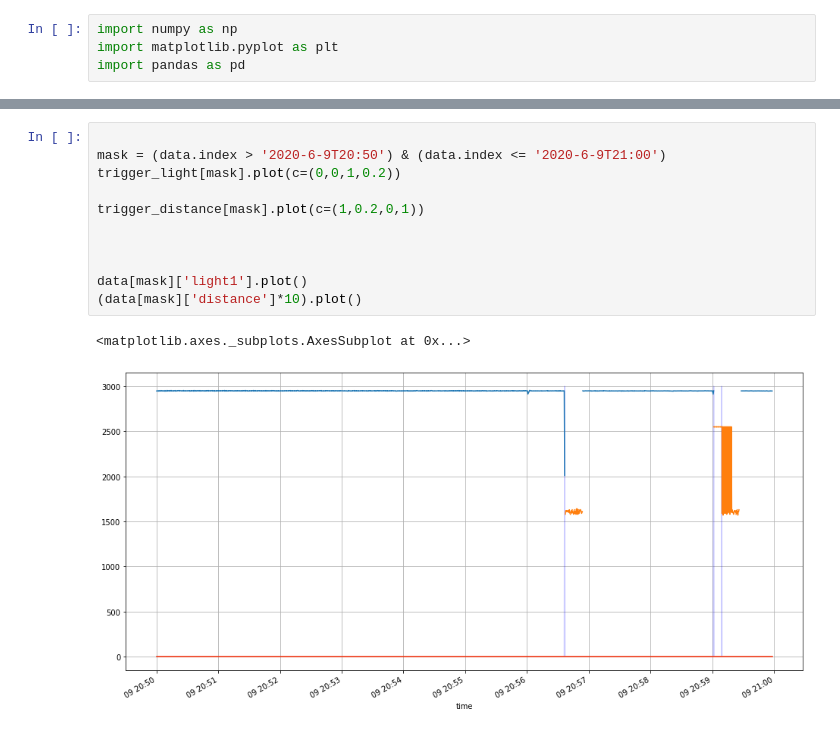
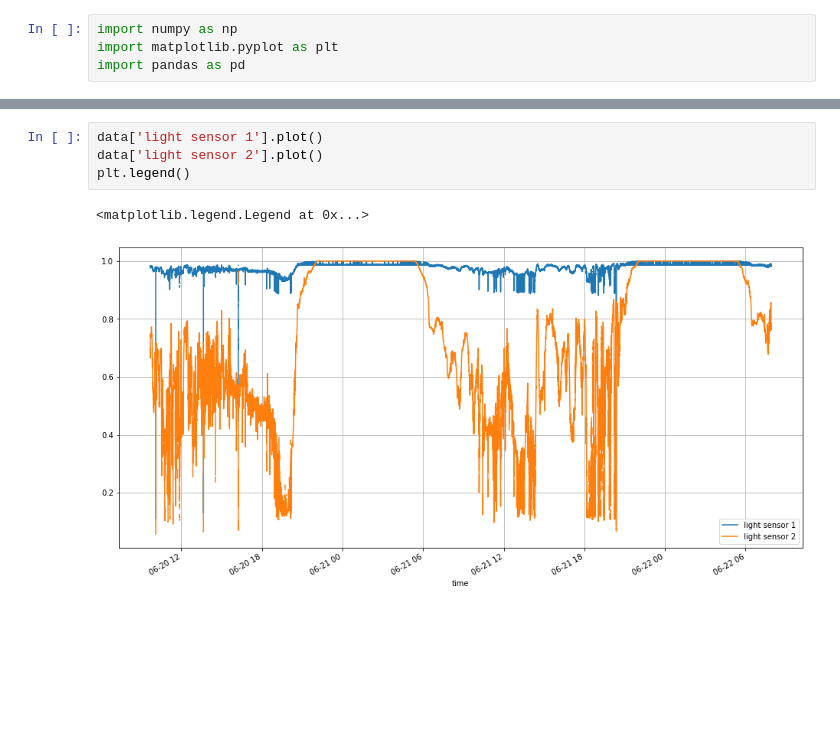
Before and after one commit to JitterCompany/2401-mailbox-sensor, a Jupyter notebook: analyse/Brievenbus analyse.ipynb, the cells around one changed output, grey strips where cells are left out. Drawn from its saved outputs; the diff is of its cells as text; blank space fills up the shorter version.

```diff
--- a/analyse/Brievenbus analyse.ipynb
+++ b/analyse/Brievenbus analyse.ipynb
@@ -41,14 +71,7 @@ plt.ylim([2500, 3000])
-# %%
-
-mask = (data.index > '2020-6-9T20:50') & (data.index <= '2020-6-9T21:00')
-trigger_light[mask].plot(c=(0,0,1,0.2))
-
-trigger_distance[mask].plot(c=(1,0.2,0,1))
-
-
-
-data[mask]['light1'].plot()
-(data[mask]['distance']*10).plot()
-# %% [output]
-<matplotlib.axes._subplots.AxesSubplot at 0x...>
-[figure, removed]
+# %%
+data['light sensor 1'].plot()
+data['light sensor 2'].plot()
+plt.legend()
+# %% [output]
+<matplotlib.legend.Legend at 0x...>
+[figure, added]
```
Also changed, not shown: parts of 20 cells of this notebook.
